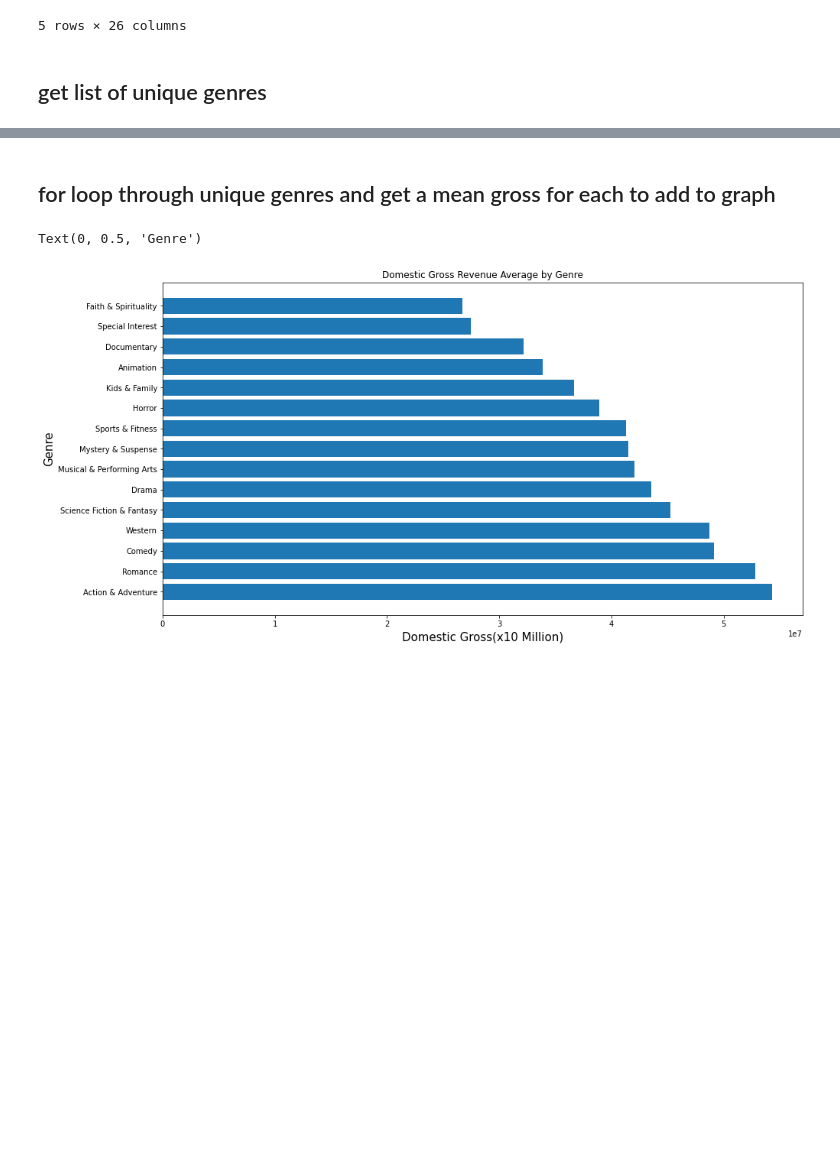
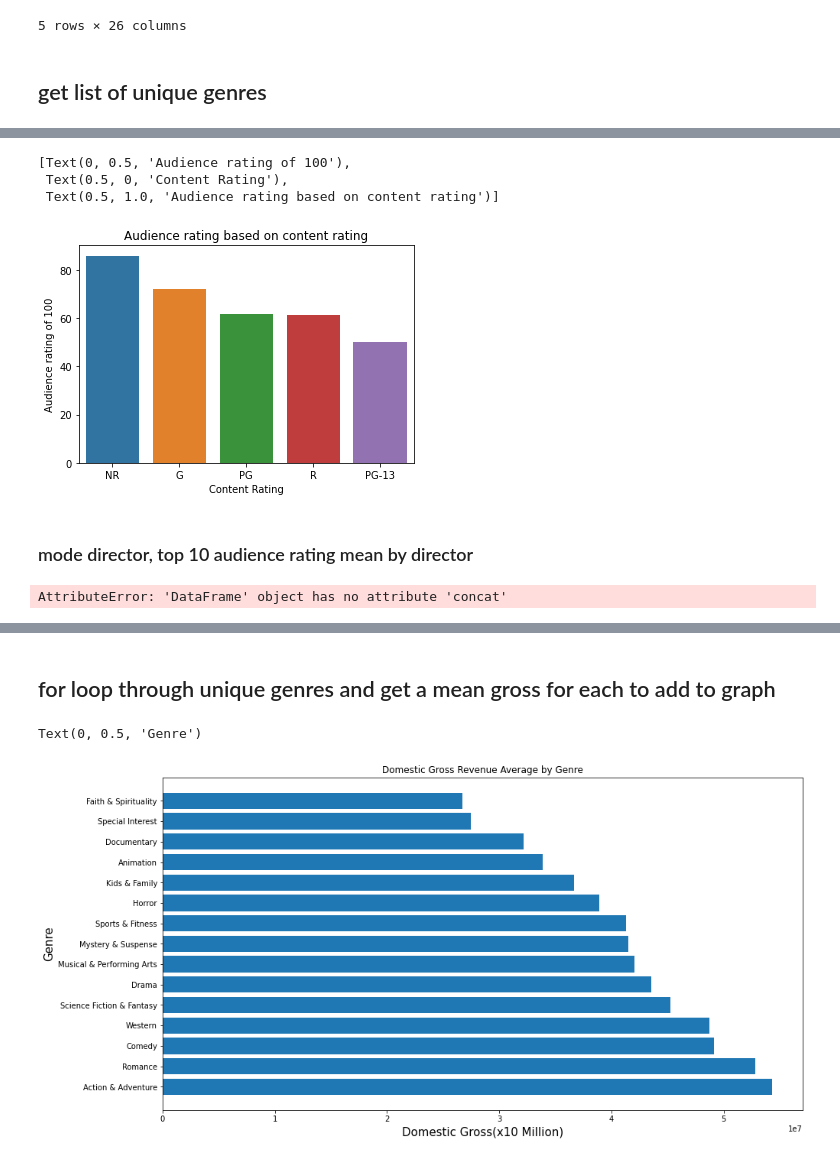
Before and after one commit to kjkahalley/optimal-film-analysis, a Jupyter notebook: bom_and_rt_genres.ipynb, the cells around one changed output, grey strips where cells are left out. Saved outputs shown, nothing was run; the diff lists cells and outputs as text; code cells hidden in the pictures; blank space fills up the shorter version.

```diff
--- a/bom_and_rt_genres.ipynb
+++ b/bom_and_rt_genres.ipynb
@@ -103,0 +155,2 @@ test[]
+# %%
+cr_ar = action.groupby(['content_rating'])['audience_rating'].mean().sort_values(ascending=False)
@@ -103,0 +167,10 @@ test[]
+# %%
+cr_ar_sb = sb.barplot(list(cr_ar.keys()), cr_ar)
+cr_ar_sb.set(ylabel ="Audience rating of 100", xlabel = "Content Rating", title ='Audience rating based on content rating')
+# %% [output]
+[Text(0, 0.5, 'Audience rating of 100'),
+ Text(0.5, 0, 'Content Rating'),
+ Text(0.5, 1.0, 'Audience rating based on content rating')]
+[figure, added]
+# %% [markdown]
+### mode director, top 10 audience rating mean by director
@@ -103,0 +195,4 @@ test[]
+# %%
+top_directors_by_rating = rating_director_df[0:5].concat(rating_director_df[-1:-6])
+# %% [output]
+AttributeError: 'DataFrame' object has no attribute 'concat'
```
Also changed, not shown: parts of 32 cells of this notebook, 2 other files.
